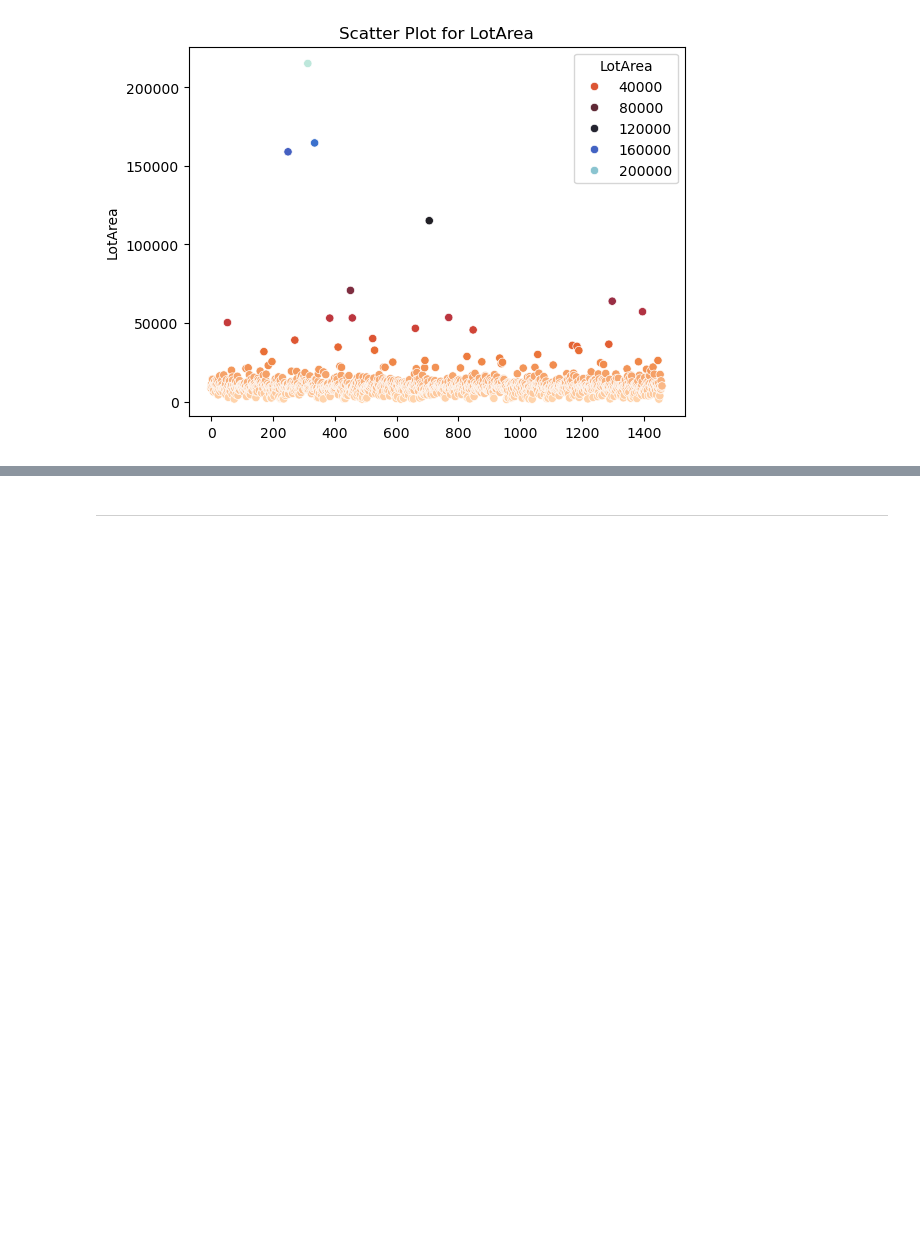
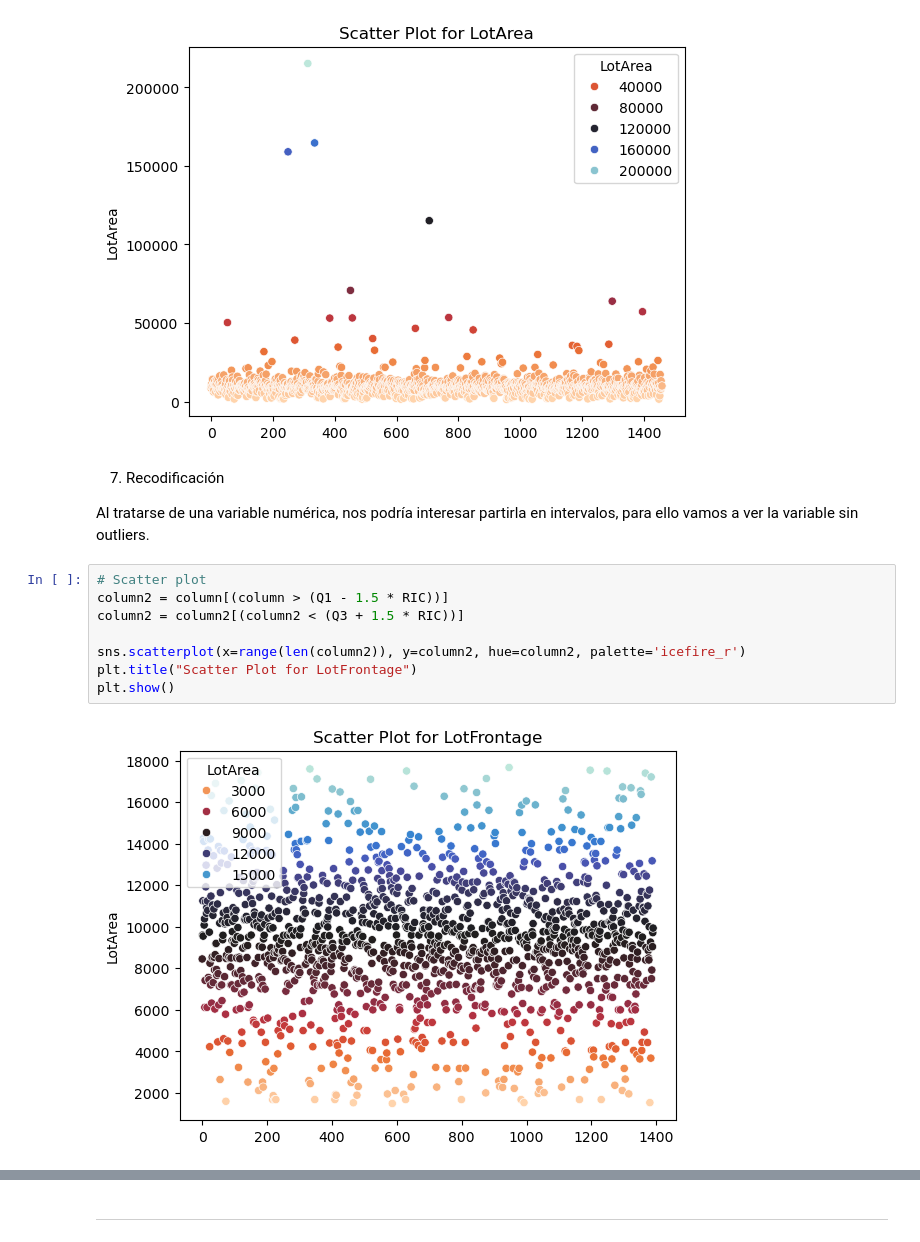
Before and after one commit to Martindmd/Inteligencia-Artificial, a Jupyter notebook: p2_1311_09_marmolejo_olsson/memoria.ipynb, the cells around one changed output, grey strips where cells are left out. Saved outputs shown, nothing was run; the diff lists cells and outputs as text; blank space fills up the shorter version.

```diff
--- a/p2_1311_09_marmolejo_olsson/memoria.ipynb
+++ b/p2_1311_09_marmolejo_olsson/memoria.ipynb
@@ -421,3 +429,17 @@ plt.title("Scatter Plot for LotArea")
 plt.show()
 # %% [output]
 [figure]
+# %% [markdown]
+7. Recodificación
+
+Al tratarse de una variable numérica, nos podría interesar partirla en intervalos, para ello vamos a ver la variable sin outliers.
+# %%
+# Scatter plot
+column2 = column[(column > (Q1 - 1.5 * RIC))]
+column2 = column2[(column2 < (Q3 + 1.5 * RIC))]
+
+sns.scatterplot(x=range(len(column2)), y=column2, hue=column2, palette='icefire_r')
+plt.title("Scatter Plot for LotFrontage")
+plt.show()
+# %% [output]
+[figure, added]
```
Also changed, not shown: parts of 86 cells of this notebook.
